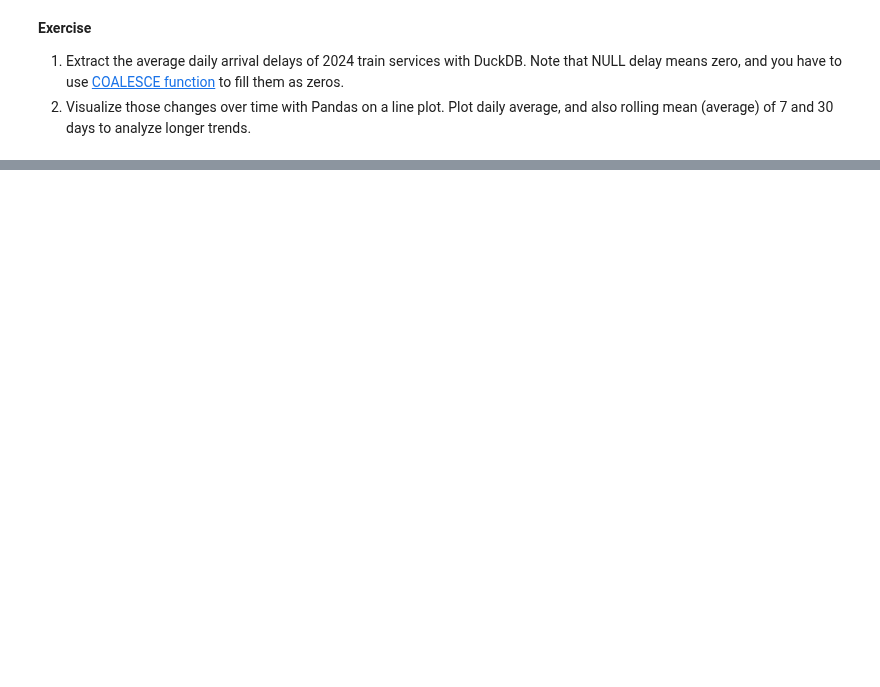
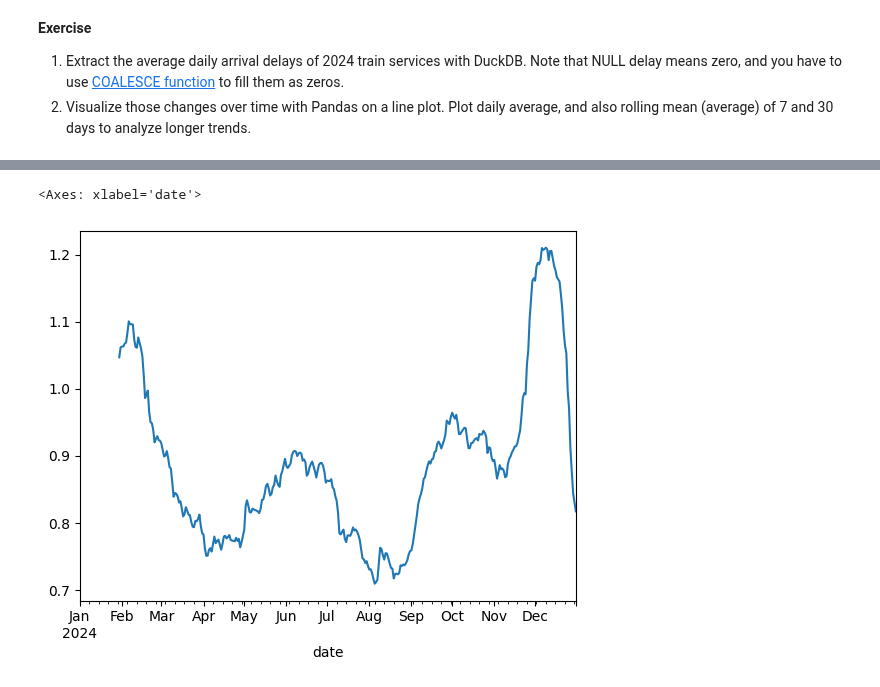
Before and after one commit to mateuszlampert/mlops-course, a Jupyter notebook: lab2/notebook_02_duckdb.ipynb, the cells around one changed output, grey strips where cells are left out. Drawn from its saved outputs; the diff is of its cells as text; code cells hidden in the pictures; blank space fills up the shorter version.

```diff
--- a/lab2/notebook_02_duckdb.ipynb
+++ b/lab2/notebook_02_duckdb.ipynb
@@ -262,0 +750,5 @@ df_disruptions_statistics.plot.barh(x="cause", y="cause_frequency")
+# %%
+avg_daily_arrival_delays_df["avg_arrival_delay"].rolling(window=30).mean().plot()
+# %% [output]
+<Axes: xlabel='date'>
+[figure, added]
```
Also changed, not shown: parts of 36 cells of this notebook, 3 other files.
